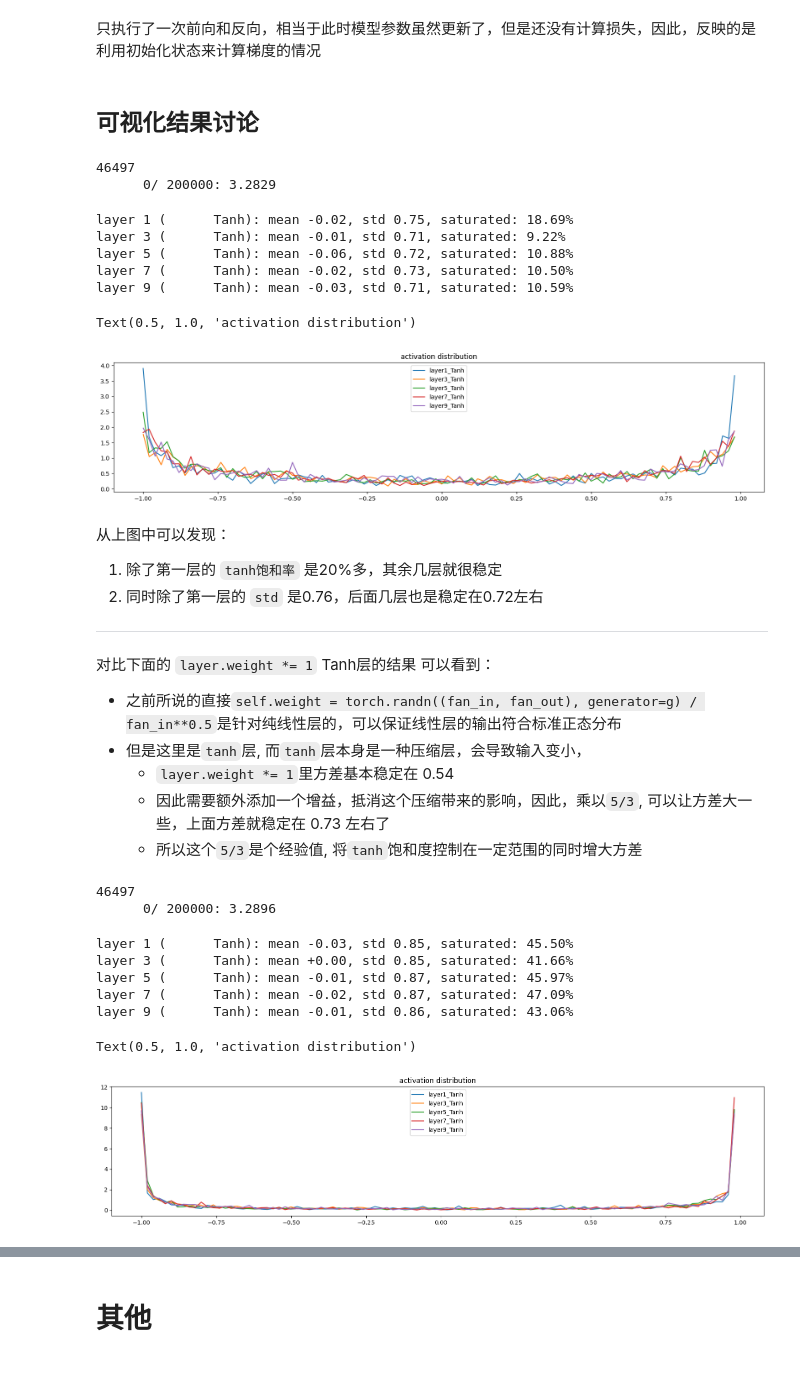
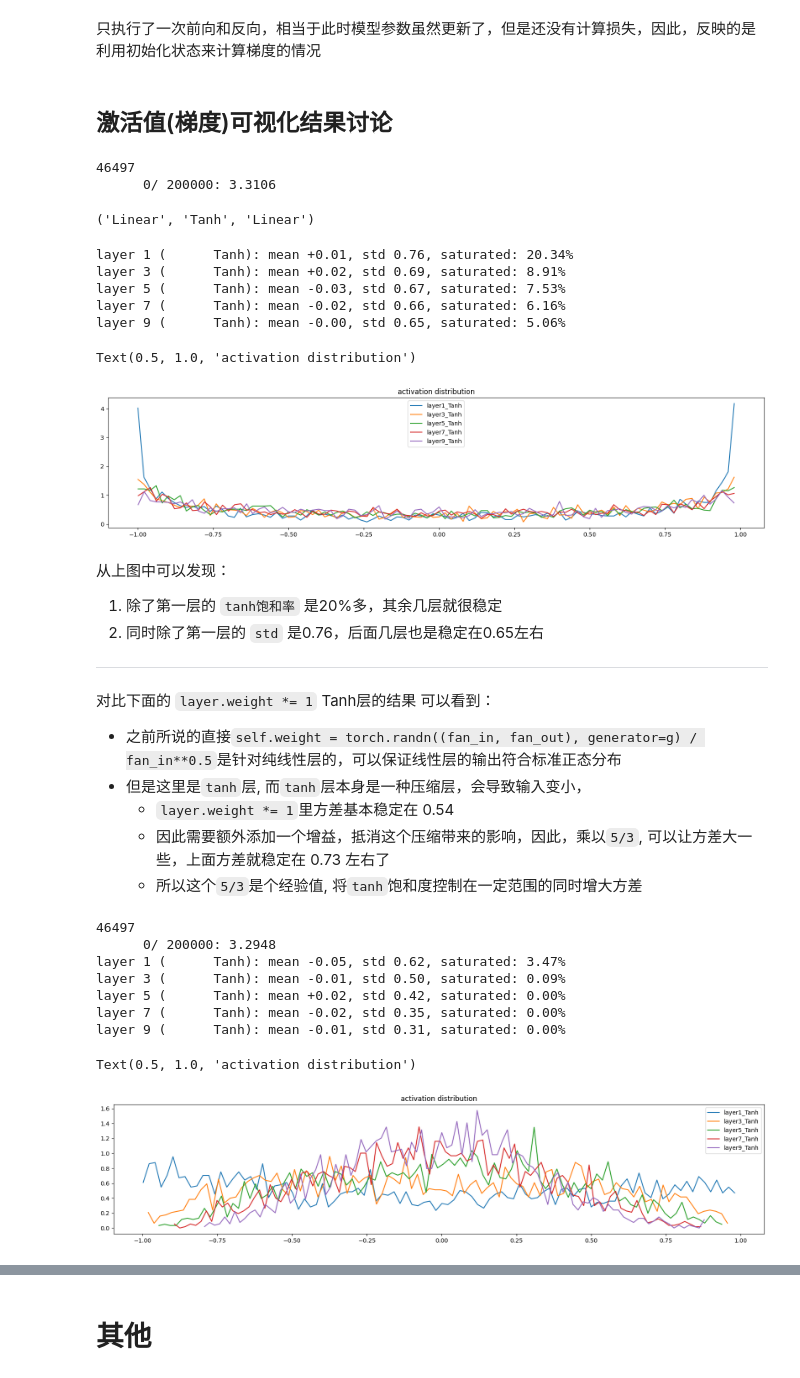
Before and after one commit to CastleDream/learnGPTfromScratch, a Jupyter notebook: code/4_MLP2_demo.ipynb, the cells around one changed output, grey strips where cells are left out. Drawn from its saved outputs; the diff is of its cells as text; code cells hidden in the pictures.

```diff
--- a/code/4_MLP2_demo.ipynb
+++ b/code/4_MLP2_demo.ipynb
@@ -151,24 +155,6 @@ def run(gain):
           # 上面两个步骤组合 =  layer.weight *= 5/3/(layer.weight.shape[0]**0.5)
           # layer.weight *= 1
           layer.weight *= gain
-
-    # layers = [
-    #   Linear(n_embd * block_size, n_hidden, bias=False), BatchNorm1d(n_hidden), Tanh(),
-    #   Linear(           n_hidden, n_hidden, bias=False), BatchNorm1d(n_hidden), Tanh(),
-    #   Linear(           n_hidden, n_hidden, bias=False), BatchNorm1d(n_hidden), Tanh(),
-    #   Linear(           n_hidden, n_hidden, bias=False), BatchNorm1d(n_hidden), Tanh(),
-    #   Linear(           n_hidden, n_hidden, bias=False), BatchNorm1d(n_hidden), Tanh(),
-    #   Linear(           n_hidden, vocab_size, bias=False), BatchNorm1d(vocab_size),
-    # ]
-    # with torch.no_grad():
-    #   # last layer: make less confident
-    #   layers[-1].gamma *= 0.1
-    #   #layers[-1].weight *= 0.1
-    #   # all other layers: apply gain
-    #   for layer in layers[:-1]:
-    #     if isinstance(layer, Linear):
-    #       layer.weight *= 1.0 #5/3
-
     parameters = [C] + [p for layer in layers for p in layer.parameters()]
     print(sum(p.nelement() for p in parameters)) # number of parameters in total
     for p in parameters:
@@ -181,37 +167,28 @@ def run(gain):
     # ud = []
 
     for i in range(max_steps):
-
       # minibatch construct
       ix = torch.randint(0, Xtr.shape[0], (batch_size,), generator=g)
       Xb, Yb = Xtr[ix], Ytr[ix] # batch X,Y
-
       # forward pass
       emb = C[Xb] # embed the characters into vectors
       x = emb.view(emb.shape[0], -1) # concatenate the vectors
       for layer in layers:
         x = layer(x)
       loss = F.cross_entropy(x, Yb) # loss function
-
       # backward pass
       for layer in layers:
         layer.out.retain_grad() # AFTER_DEBUG: would take out retain_graph
       for p in parameters:
         p.grad = None
       loss.backward()
-
       # update
       lr = 0.1 if i < 150000 else 0.01 # step learning rate decay
       for p in parameters:
         p.data += -lr * p.grad
-
       # track stats
       if i % 10000 == 0: # print every once in a while
         print(f'{i:7d}/{max_steps:7d}: {loss.item():.4f}')
       lossi.append(loss.log10().item())
-      # with torch.no_grad():
-      #   ud.append([((lr*p.grad).std() / p.data.std()).log10().item() for p in parameters])
-
-      if i >= 1000:
-        break # AFTER_DEBUG: would take out obviously to run full optimization
+      break # AFTER_DEBUG: would take out obviously to run full optimization
     return layers
@@ -223,12 +195,17 @@ layers[0].__class__.__name__, layers[1].__class__.__name__, layers[-1].__class__
 # %% [markdown]
 只执行了一次前向和反向，相当于此时模型参数虽然更新了，但是还没有计算损失，因此，反映的是利用初始化状态来计算梯度的情况
 # %% [markdown]
-## 可视化结果讨论
+## 激活值(梯度)可视化结果讨论
 # %%
 layers = run(gain = 5/3)
 # %% [output]
 46497
-      0/ 200000: 3.2829
+      0/ 200000: 3.3106
+# %%
+layers[0].__class__.__name__, layers[1].__class__.__name__, layers[-1].__class__.__name__
+# .__class__.__name__  就是返回类名称
+# %% [output]
+('Linear', 'Tanh', 'Linear')
 # %%
 # visualize histograms
 # layer.weight *= 5/3 的结果
@@ -250,17 +227,17 @@ for i, layer in enumerate(layers[:-1]): # note: exclude the output layer 不看l
 plt.legend(legends);
 plt.title('activation distribution')
 # %% [output]
-layer 1 (      Tanh): mean -0.02, std 0.75, saturated: 18.69%
-layer 3 (      Tanh): mean -0.01, std 0.71, saturated: 9.22%
-layer 5 (      Tanh): mean -0.06, std 0.72, saturated: 10.88%
-layer 7 (      Tanh): mean -0.02, std 0.73, saturated: 10.50%
-layer 9 (      Tanh): mean -0.03, std 0.71, saturated: 10.59%
+layer 1 (      Tanh): mean +0.01, std 0.76, saturated: 20.34%
+layer 3 (      Tanh): mean +0.02, std 0.69, saturated: 8.91%
+layer 5 (      Tanh): mean -0.03, std 0.67, saturated: 7.53%
+layer 7 (      Tanh): mean -0.02, std 0.66, saturated: 6.16%
+layer 9 (      Tanh): mean -0.00, std 0.65, saturated: 5.06%
 Text(0.5, 1.0, 'activation distribution')
-[figure, old version]
+[figure, new version]
 # %% [markdown]
 从上图中可以发现：
 1. 除了第一层的 `tanh饱和率` 是20%多，其余几层就很稳定
-2. 同时除了第一层的 `std` 是0.76，后面几层也是稳定在0.72左右
+2. 同时除了第一层的 `std` 是0.76，后面几层也是稳定在0.65左右
 
 ---
 
@@ -270,34 +247,32 @@ Text(0.5, 1.0, 'activation distribution')
   + `layer.weight *= 1`里方差基本稳定在 0.54
   + 因此需要额外添加一个增益，抵消这个压缩带来的影响，因此，乘以`5/3`, 可以让方差大一些，上面方差就稳定在 0.73 左右了
   + 所以这个`5/3`是个经验值, 将`tanh`饱和度控制在一定范围的同时增大方差
-# %%
-layers = run(gain = 3) # gain = 1
-# %% [output]
-46497
-      0/ 200000: 3.2896
 # %%
+layers = run(gain = 1) # gain = 1
 # visualize histograms
 # layer.weight *= 1 Tanh层的结果
 plt.figure(figsize=(20, 4))
 legends = []
 for i, layer in enumerate(layers[:-1]):
   if isinstance(layer, Tanh):
   # if isinstance(layer, Linear):
     t = layer.out
     print('layer %d (%10s): mean %+.2f, std %.2f, saturated: %.2f%%' % (i, layer.__class__.__name__, t.mean(), t.std(), (t.abs() > 0.97).float().mean()*100))
     hy, hx = torch.histogram(t, density=True)
     plt.plot(hx[:-1].detach(), hy.detach())
     legends.append(f'layer{i}_{layer.__class__.__name__}')
 plt.legend(legends);
 plt.title('activation distribution')
 # %% [output]
-layer 1 (      Tanh): mean -0.03, std 0.85, saturated: 45.50%
-layer 3 (      Tanh): mean +0.00, std 0.85, saturated: 41.66%
-layer 5 (      Tanh): mean -0.01, std 0.87, saturated: 45.97%
-layer 7 (      Tanh): mean -0.02, std 0.87, saturated: 47.09%
-layer 9 (      Tanh): mean -0.01, std 0.86, saturated: 43.06%
+46497
+      0/ 200000: 3.2948
+layer 1 (      Tanh): mean -0.05, std 0.62, saturated: 3.47%
+layer 3 (      Tanh): mean -0.01, std 0.50, saturated: 0.09%
+layer 5 (      Tanh): mean +0.02, std 0.42, saturated: 0.00%
+layer 7 (      Tanh): mean -0.02, std 0.35, saturated: 0.00%
+layer 9 (      Tanh): mean -0.01, std 0.31, saturated: 0.00%
 Text(0.5, 1.0, 'activation distribution')
-[figure, old version]
+[figure, new version]
 # %% [markdown]
 如果不对`layer.weight`使用`5/3`的增益，可以看到：
 + `std`在减小
```
Also changed, not shown: parts of 18 cells of this notebook, 2 other files.
